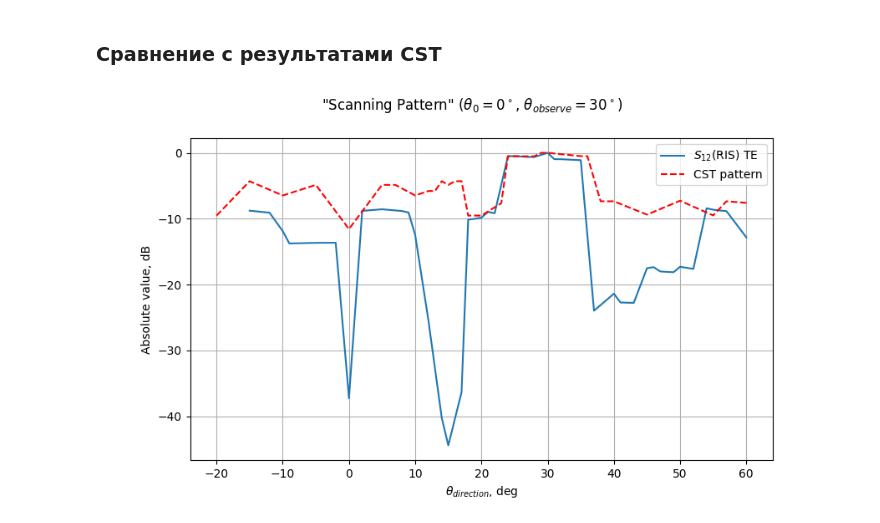
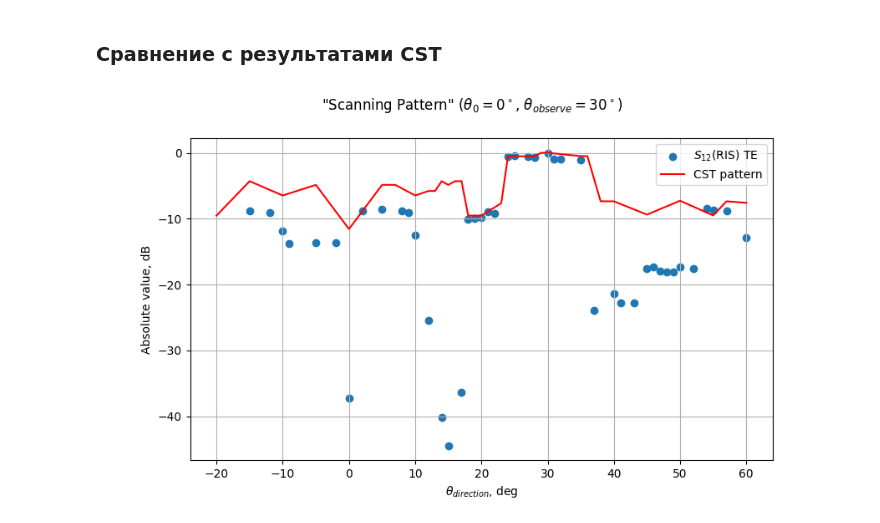
Before and after one commit to isvoropaev02/post_processing_RIS, a Jupyter notebook: 2oct/sc_p_inc0deg.ipynb, the cells around one changed output. Cells and saved outputs as stored; diff of their text form; code cells hidden in the pictures.

```diff
--- a/2oct/sc_p_inc0deg.ipynb
+++ b/2oct/sc_p_inc0deg.ipynb
@@ -120,16 +120,16 @@ cst_pow = cst_pow / np.max(cst_pow)
 # %%
 fig1 = plt.figure(figsize=(9,5))
 
 ax_1 = fig1.add_subplot(111)
-ax_1.plot(data_8A_TE['Angle'], 20*np.log10(data_8A_TE['s12'].apply(abs)/norm), label=r'$S_{12}$(RIS) TE')
-ax_1.plot(cst_angles, 10*np.log10(cst_pow), color='r', linestyle='--', label=r'CST pattern')
+ax_1.scatter(data_8A_TE['Angle'], 20*np.log10(data_8A_TE['s12'].apply(abs)/norm), label=r'$S_{12}$(RIS) TE')
+ax_1.plot(cst_angles, 10*np.log10(cst_pow), color='r', label=r'CST pattern')
 ax_1.set_xlabel(r'$\theta_{direction}$, deg')
 ax_1.set_ylabel('Absolute value, dB')
 ax_1.legend()
 ax_1.grid()
 
 
 fig1.suptitle(r'"Scanning Pattern" ($\theta_0=0^\circ$, $\theta_{observe}=30^\circ$)')
 plt.show()
 # %% [output]
-[figure, old version]
+[figure, new version]
```
Also changed, not shown: 2 other files.
